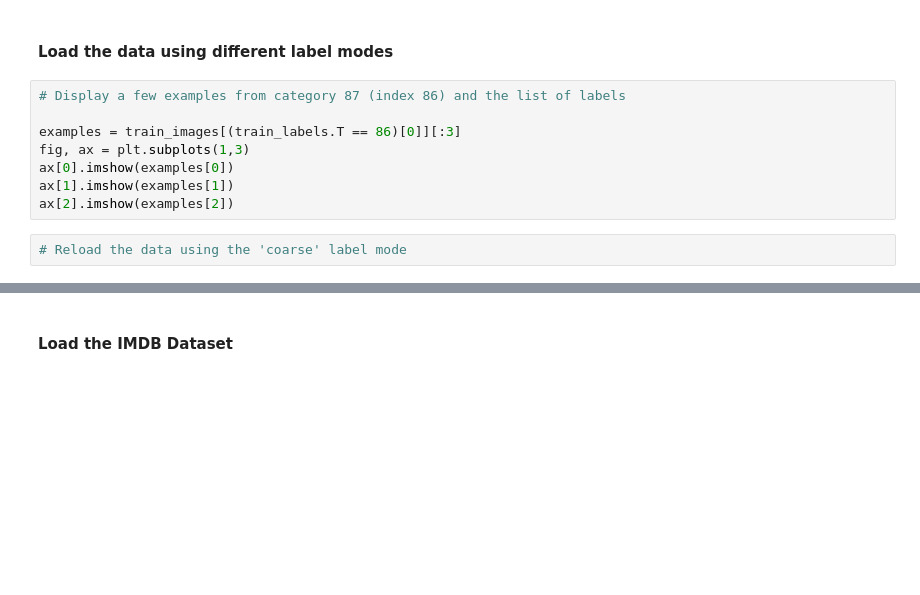
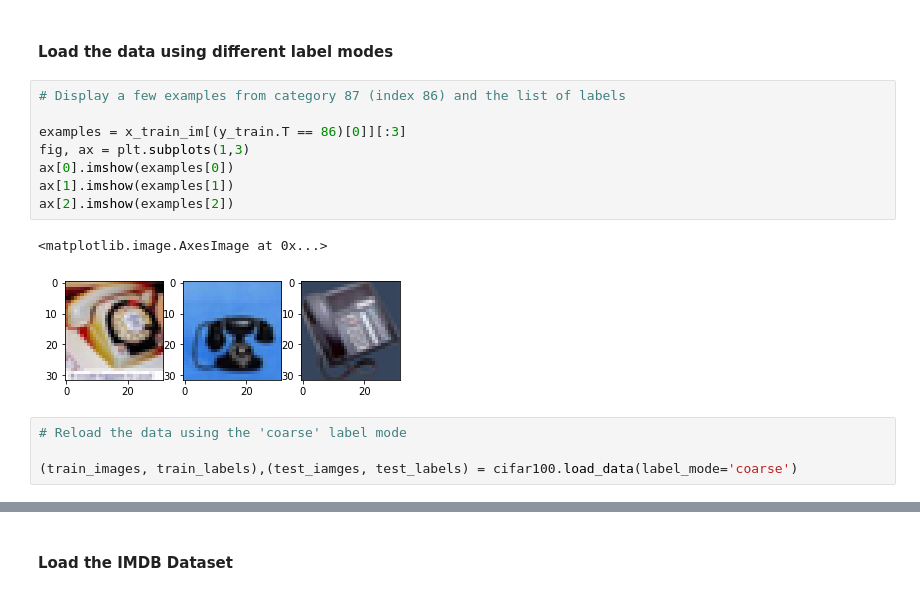
Before and after one commit to PlugInRichi/Aleph, a Jupyter notebook: TensorFlow/Coding Tutorial/C2_Week2.ipynb, the cells around one changed output, grey strips where cells are left out. Saved outputs shown, nothing was run; the diff lists cells and outputs as text; blank space fills up the shorter version.

```diff
--- a/TensorFlow/Coding Tutorial/C2_Week2.ipynb
+++ b/TensorFlow/Coding Tutorial/C2_Week2.ipynb
@@ -71,13 +95,18 @@ The list of labels for the CIFAR-100 dataset are available [here](https://www.cs
 # %%
 # Display a few examples from category 87 (index 86) and the list of labels
 
-examples = train_images[(train_labels.T == 86)[0]][:3]
+examples = x_train_im[(y_train.T == 86)[0]][:3]
 fig, ax = plt.subplots(1,3)
 ax[0].imshow(examples[0])
 ax[1].imshow(examples[1])
 ax[2].imshow(examples[2])
+# %% [output]
+<matplotlib.image.AxesImage at 0x...>
+[figure, added]
 # %%
 # Reload the data using the 'coarse' label mode
+
+(train_images, train_labels),(test_iamges, test_labels) = cifar100.load_data(label_mode='coarse')
 # %%
 # Display three images from the dataset with the label 6 (index 5)
 
```
Also changed, not shown: parts of 28 cells of this notebook.
